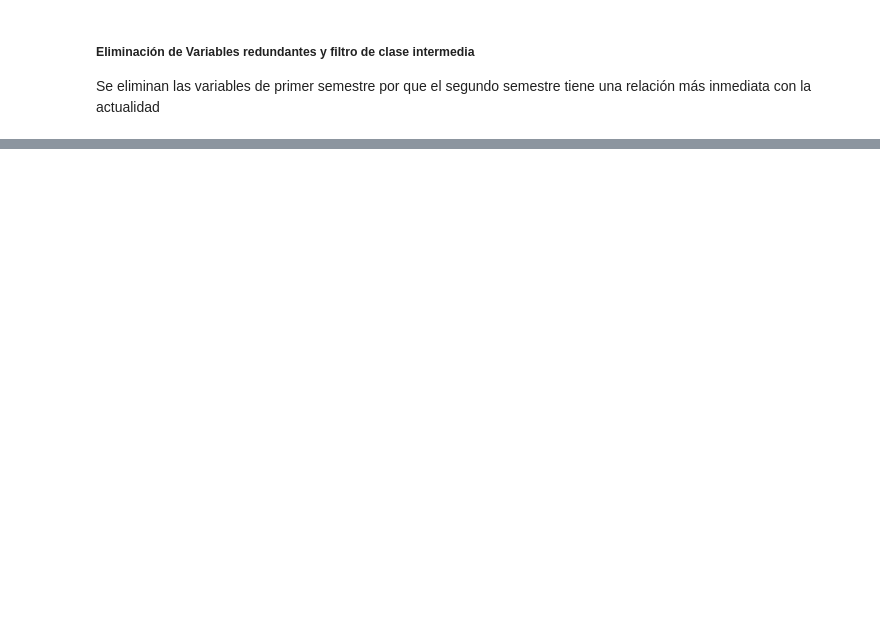
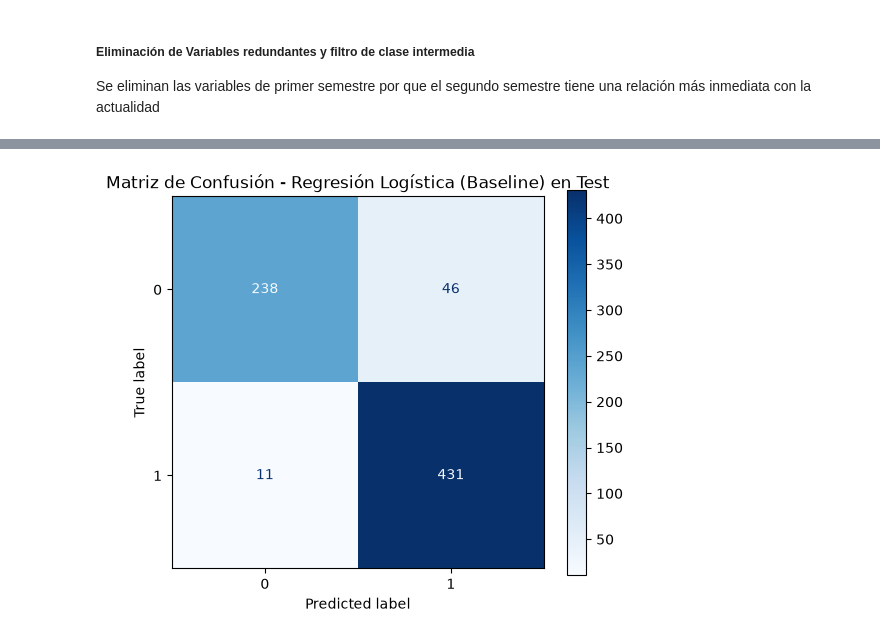
Before and after one commit to DieCs2806/Proyecto-T-cnicas-de-Aprendizaje-de-Maquina, a Jupyter notebook: Proyecto1.ipynb, the cells around one changed output, grey strips where cells are left out. Drawn from its saved outputs; the diff is of its cells as text; code cells hidden in the pictures; blank space fills up the shorter version.

Commit message:
Realización de los dos modelos Baseline vs Retador

```diff
--- a/Proyecto1.ipynb
+++ b/Proyecto1.ipynb
@@ -241,3 +259,3 @@ Variables con coeficiente 0 (puedes descartarlas): ['Curricular units 1st sem (w
 # %%
 # Quitar las variables con coeficiente 0 para obtener el conjunto final de características
-X_final = X_sin_colinealidad.drop(columns=variables_descartadas)
+x_final = X_sin_colinealidad.drop(columns=variables_descartadas)
@@ -243,0 +270,2 @@ X_final = X_sin_colinealidad.drop(columns=variables_descartadas)
+# %%
+x_train, x_test, y_train, y_test = train_test_split(x_final, y_filtrado, test_size=0.2, random_state=42, stratify=y_filtrado)
@@ -243,0 +274,81 @@ X_final = X_sin_colinealidad.drop(columns=variables_descartadas)
+# %%
+from sklearn.model_selection import GridSearchCV, StratifiedKFold
+from sklearn.preprocessing import StandardScaler
+from sklearn.pipeline import Pipeline
+import pandas as pd
+
+# 1. Definir la estrategia de validación cruzada (K-Fold estratificado)
+# Se usa StratifiedKFold para mantener la proporción de la variable objetivo
+cv_strategy = StratifiedKFold(n_splits=5, shuffle=True, random_state=42)
+
+# 2. Creación del Pipeline para evitar fuga de información (Data Leakage)
+pipeline_baseline = Pipeline([
+    ('scaler', StandardScaler()),
+    ('logistic', LogisticRegression(random_state=42, max_iter=1000))
+])
+
+# 3. Definición de la grilla de hiperparámetros para GridSearchCV
+# Probamos penalización L1 (Lasso), L2 (Ridge) y ElasticNet con diferentes valores de C
+param_grid_baseline = [
+    {
+        'logistic__penalty': ['l2'],
+        'logistic__C': [0.001, 0.01, 0.1, 1, 10, 100],
+        'logistic__solver': ['lbfgs', 'saga']
+    },
+    {
+        'logistic__penalty': ['l1'],
+        'logistic__C': [0.001, 0.01, 0.1, 1, 10, 100],
+        'logistic__solver': ['saga']
+    },
+    {
+        'logistic__penalty': ['elasticnet'],
+        'logistic__C': [0.01, 0.1, 1, 10],
+        'logistic__l1_ratio': [0.2, 0.5, 0.7],
+        'logistic__solver': ['saga']
+    }
+]
+
+# 4. Configuración del GridSearchCV
+grid_baseline = GridSearchCV(
+    estimator=pipeline_baseline,
+    param_grid=param_grid_baseline,
+    cv=cv_strategy,
+    scoring='f1_weighted',  #Se usa F1_weighted para balancear la importancia de las clases en caso de desbalance
+    n_jobs=-1,
+    return_train_score=True
+)
+
+# 5. Ajustar el modelo
+grid_baseline.fit(x_train, y_train)
+
+# 6. Mostrar mejores hiperparámetros y resultado inicial
+print("Mejores hiperparámetros Baseline:", grid_baseline.best_params_)
+print("Mejor puntuación en CV (f1_weighted):", grid_baseline.best_score_)
+
+import matplotlib.pyplot as plt
+from sklearn.metrics import classification_report, confusion_matrix, ConfusionMatrixDisplay
+
+# 2. SELECCIÓN DEL MEJOR ESTIMADOR
+# Extraemos el modelo óptimo re-entrenado automáticamente
+best_logistic_model = grid_baseline.best_estimator_
+
+# 3. GENERACIÓN DE PREDICCIONES
+# Predecimos únicamente sobre el conjunto de prueba reservado (x_test)
+y_pred_baseline = best_logistic_model.predict(x_test)
+
+# 4. REPORTE DE EVALUACIÓN Y MÉTRICAS
+print("\n--- Reporte de Clasificación sobre x_test (Baseline) ---")
+print(classification_report(y_test, y_pred_baseline))
+
+# 5. MATRIZ DE CONFUSIÓN
+cm_baseline = confusion_matrix(y_test, y_pred_baseline)
+disp_baseline = ConfusionMatrixDisplay(
+    confusion_matrix=cm_baseline,
+    display_labels=best_logistic_model.classes_
+)
+
+fig, ax = plt.subplots(figsize=(6, 5))
+disp_baseline.plot(cmap='Blues', ax=ax)
+plt.title("Matriz de Confusión - Regresión Logística (Baseline) en Test")
+plt.show()
+# %% [output]
@@ -243,0 +367 @@ X_final = X_sin_colinealidad.drop(columns=variables_descartadas)
+[figure, added]
```
Also changed, not shown: parts of 12 cells of this notebook.
